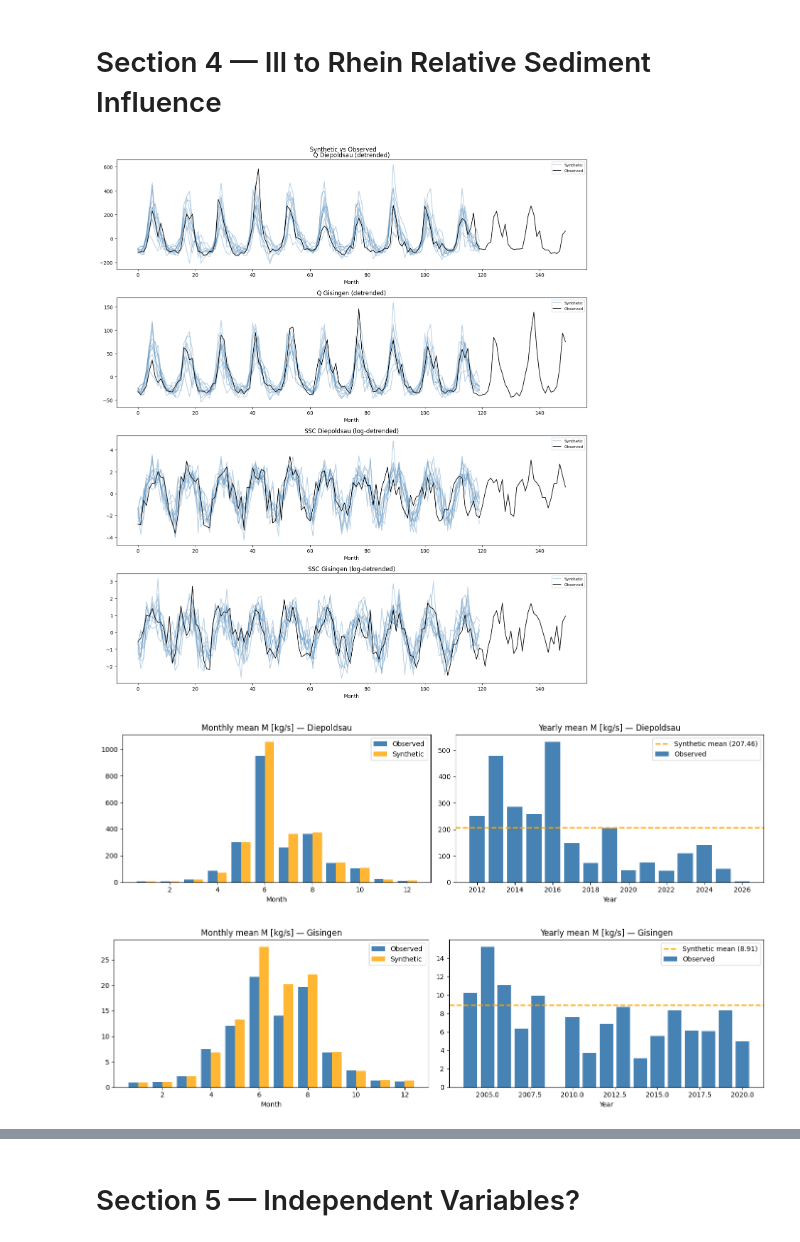
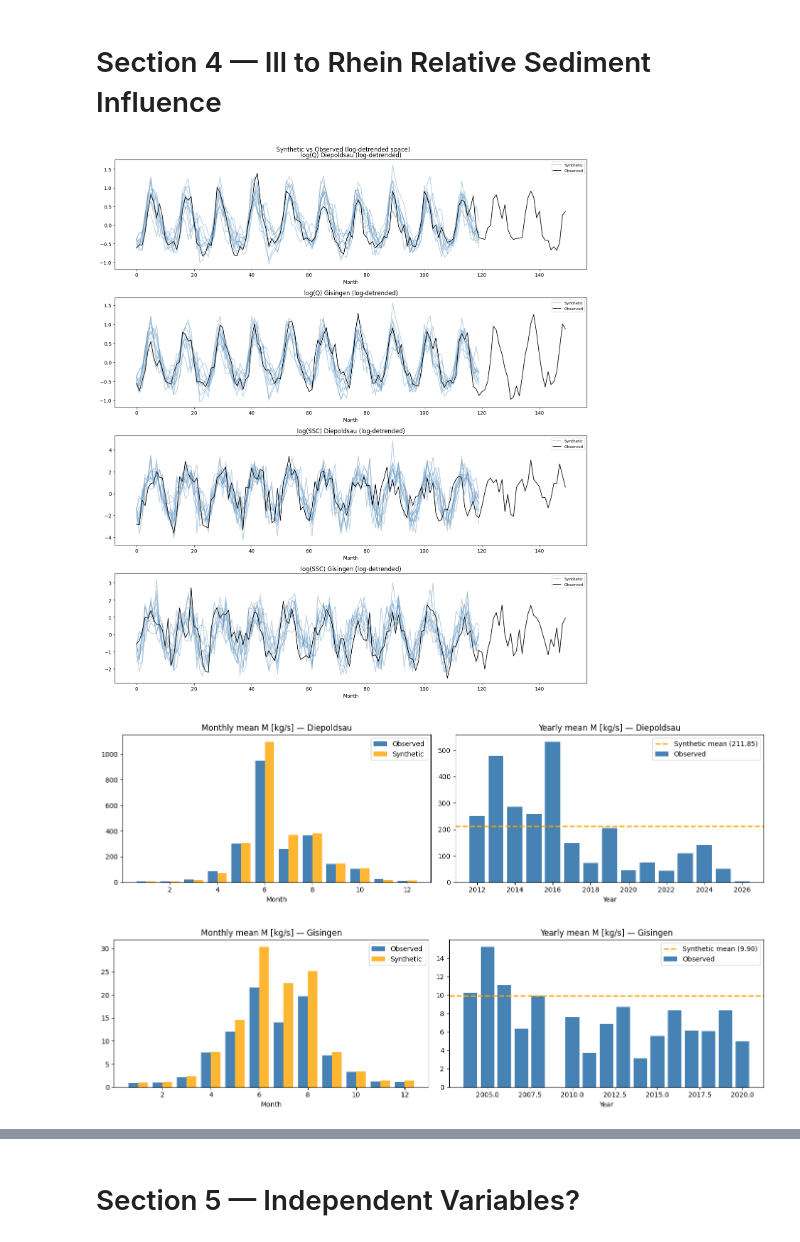
Before and after one commit to stanmab/WRM_2, a Jupyter notebook: Module2.ipynb, the cells around one changed output, grey strips where cells are left out. Drawn from its saved outputs; the diff is of its cells as text; code cells hidden in the pictures.

```diff
--- a/Module2.ipynb
+++ b/Module2.ipynb
@@ -89,15 +92,24 @@ after_gap_gis_sa, _, _ = remove_seasonality(log_after_gap_gis_dt)
 # %%
 # PLOT
-from utils import plot_timeseries, plot_trend_fit
+from utils import plot_heteroscedasticity_check, plot_trend_fit, plot_timeseries
 
+# Heteroscedasticity check: monthly std vs mean, raw and log (Lecture Notes §6.2.3)
+plot_heteroscedasticity_check(
+    {"Q Diepoldsau": q_diep, "Q Gisingen": q_gis,
+     "SSC Diepoldsau": ssc_diep, "SSC Gisingen": ssc_gis},
+    title="Heteroscedasticity check — raw vs log (Lecture Notes Module 3, §6.2.3)"
+)
+
+# Raw time series
 plot_timeseries({"Diepoldsau": q_diep, "Gisingen": q_gis},
                 ylabel="Q [m³/s]", title="Monthly Mean Discharge")
 plot_timeseries({"Diepoldsau": ssc_diep, "Gisingen": ssc_gis},
                 ylabel="SSC [g/L]", title="Monthly Mean SSC")
 
+# Trend fits on log-transformed series
 fig, axes = plt.subplots(4, 1, figsize=(14, 12))
-plot_trend_fit(q_diep,       t_q_diep,       title="Q Diepoldsau — linear trend",        ax=axes[0])
-plot_trend_fit(q_gis,        t_q_gis,        title="Q Gisingen — linear trend",          ax=axes[1])
+plot_trend_fit(log_q_diep,   t_log_q_diep,   title="log(Q) Diepoldsau — linear trend",   ax=axes[0])
+plot_trend_fit(log_q_gis,    t_log_q_gis,    title="log(Q) Gisingen — linear trend",     ax=axes[1])
 plot_trend_fit(log_ssc_diep, t_log_ssc_diep, title="log(SSC) Diepoldsau — linear trend", ax=axes[2])
 plot_trend_fit(log_ssc_gis,  t_log_ssc_gis,  title="log(SSC) Gisingen — linear trend",   ax=axes[3])
 plt.tight_layout()
@@ -495,23 +529,23 @@ stats_ssc_gis  = compare_statistics(log_ssc_gis_dt,  sim_log_ssc_gis_dt)
 # %%
 # PLOT
 from utils import plot_synthetic_vs_observed, plot_mass_yields
 
 fig, axes = plt.subplots(4, 1, figsize=(14, 16))
-fig.suptitle("Synthetic vs Observed", fontsize=12)
-plot_synthetic_vs_observed(q_diep_dt,       sim_q_diep,         title="Q Diepoldsau (detrended)",          ax=axes[0])
-plot_synthetic_vs_observed(q_gis_dt,        sim_q_gis,          title="Q Gisingen (detrended)",            ax=axes[1])
-plot_synthetic_vs_observed(log_ssc_diep_dt, sim_log_ssc_diep_dt,title="SSC Diepoldsau (log-detrended)",    ax=axes[2])
-plot_synthetic_vs_observed(log_ssc_gis_dt,  sim_log_ssc_gis_dt, title="SSC Gisingen (log-detrended)",     ax=axes[3])
+fig.suptitle("Synthetic vs Observed (log-detrended space)", fontsize=12)
+plot_synthetic_vs_observed(log_q_diep_dt,   sim_log_q_diep_dt,   title="log(Q) Diepoldsau (log-detrended)",   ax=axes[0])
+plot_synthetic_vs_observed(log_q_gis_dt,    sim_log_q_gis_dt,    title="log(Q) Gisingen (log-detrended)",     ax=axes[1])
+plot_synthetic_vs_observed(log_ssc_diep_dt, sim_log_ssc_diep_dt, title="log(SSC) Diepoldsau (log-detrended)", ax=axes[2])
+plot_synthetic_vs_observed(log_ssc_gis_dt,  sim_log_ssc_gis_dt,  title="log(SSC) Gisingen (log-detrended)",  ax=axes[3])
 plt.tight_layout()
 
 plot_mass_yields(obs_monthly_diep, obs_yearly_diep,
                  syn_monthly_diep, syn_yearly_diep, title="Diepoldsau")
 plot_mass_yields(obs_monthly_gis,  obs_yearly_gis,
                  syn_monthly_gis,  syn_yearly_gis,  title="Gisingen")
 plt.show()
 # %% [output]
-[figure, old version]
+[figure, new version]
-[figure, old version]
+[figure, new version]
-[figure, old version]
+[figure, new version]
 # %%
 # PRINT
```
Also changed, not shown: parts of 27 cells of this notebook, 3 other files.
